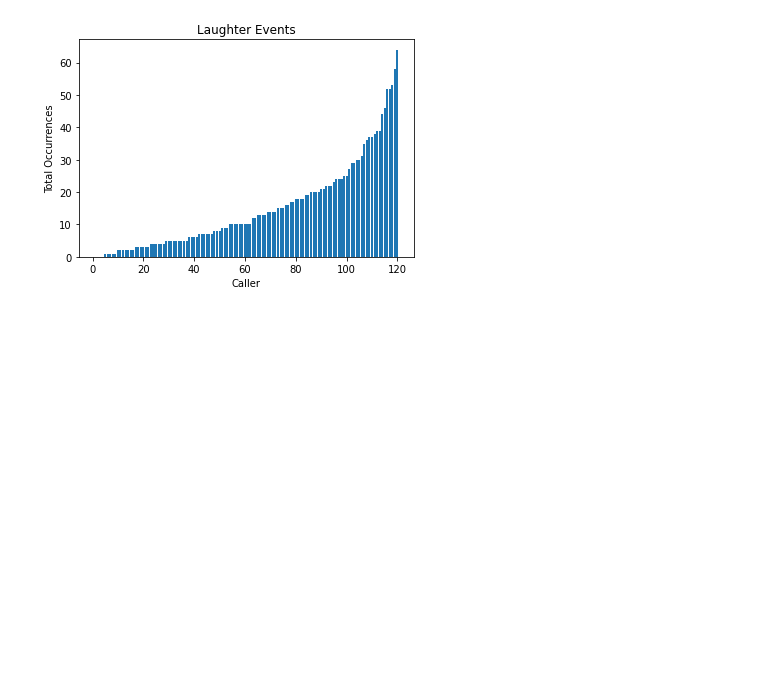
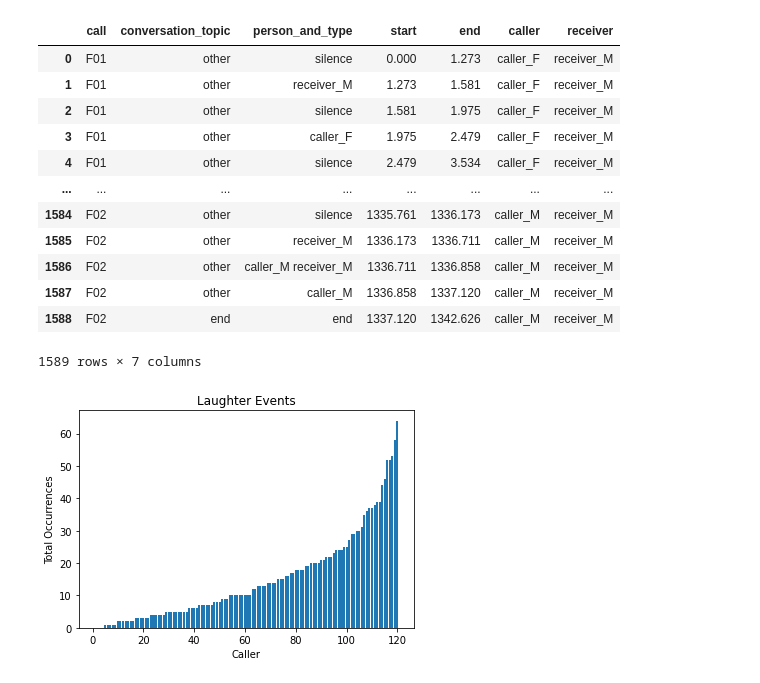
Before and after one commit to euronite/ConversationalBrowser, a Jupyter notebook: jupyter notebooks/data manipulation.ipynb, the cells around one changed output. Cells and saved outputs as stored; diff of their text form; code cells hidden in the pictures; blank space fills up the shorter version.

Commit message:
caller id selection df function

```diff
--- a/jupyter notebooks/data manipulation.ipynb
+++ b/jupyter notebooks/data manipulation.ipynb
@@ -62,6 +62,12 @@ def get_call_df(df, call_id):
     """
     return df.loc[df["call"] == call_id]
 
+def get_list_of_call_id_df(df, call_id_list):
+    """
+    Returns df containing only rows that are in the call id list.
+    """
+    return df[(df.call.isin(call_id_list))]
+
 
 def get_all_call_ids(df):
     """
@@ -259,15 +265,30 @@ def mean_overlap_time(df):
 # %%
 df = read_in_data("../data/genderedCorpus.csv")
 df = receiver_and_caller_column(df)
 occ_count = occurrence_of_each_event(df, cue_types.copy())
 time_total = total_time_of_each_event(df, cue_types.copy())
 mean_time = mean_time_of_each_event(df, cue_types.copy())
 id_call_length = individual_call_length(df)
 call_time_total = convert_to_minutes_and_seconds(sum(id_call_length.values()))
 total_overlap_occurrences = total_overlap_occurrence(df)
 total_overlap_duration = total_overlap_time(df)
 mean_overlap_duration = mean_overlap_time(df)
 m_m_calls = get_all_call_ids(get_rows_by_caller_and_receiver(df, "caller_M", "receiver_M"))
+get_list_of_call_id_df(df, ["F01", "F02"])
+# %% [output]
+|  | call | conversation_topic | person_and_type | start | end | caller | receiver |
+| 0 | F01 | other | silence | 0.000 | 1.273 | caller_F | receiver_M |
+| 1 | F01 | other | receiver_M | 1.273 | 1.581 | caller_F | receiver_M |
+| 2 | F01 | other | silence | 1.581 | 1.975 | caller_F | receiver_M |
+| 3 | F01 | other | caller_F | 1.975 | 2.479 | caller_F | receiver_M |
+| 4 | F01 | other | silence | 2.479 | 3.534 | caller_F | receiver_M |
+| ... | ... | ... | ... | ... | ... | ... | ... |
+| 1584 | F02 | other | silence | 1335.761 | 1336.173 | caller_M | receiver_M |
+| 1585 | F02 | other | receiver_M | 1336.173 | 1336.711 | caller_M | receiver_M |
+| 1586 | F02 | other | caller_M receiver_M | 1336.711 | 1336.858 | caller_M | receiver_M |
+| 1587 | F02 | other | caller_M | 1336.858 | 1337.120 | caller_M | receiver_M |
+| 1588 | F02 | end | end | 1337.120 | 1342.626 | caller_M | receiver_M |
+1589 rows × 7 columns
 # %%
 # Visualisation- Laughter
 all_ids = get_all_call_ids(df)
```
Also changed, not shown: 1 other file.
